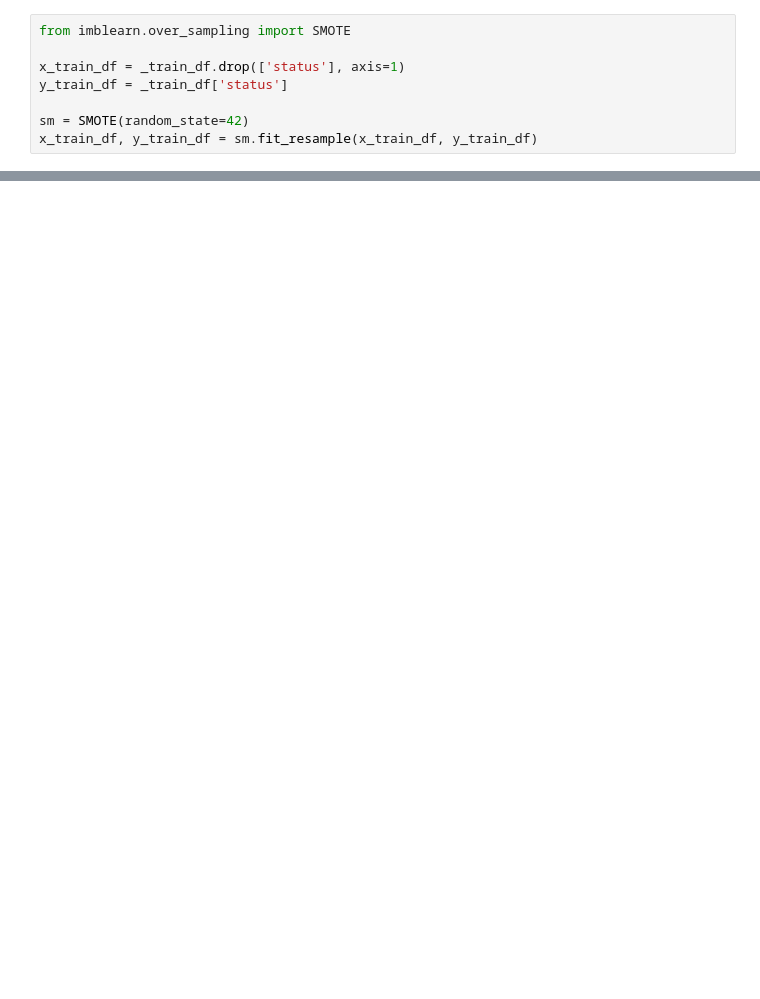
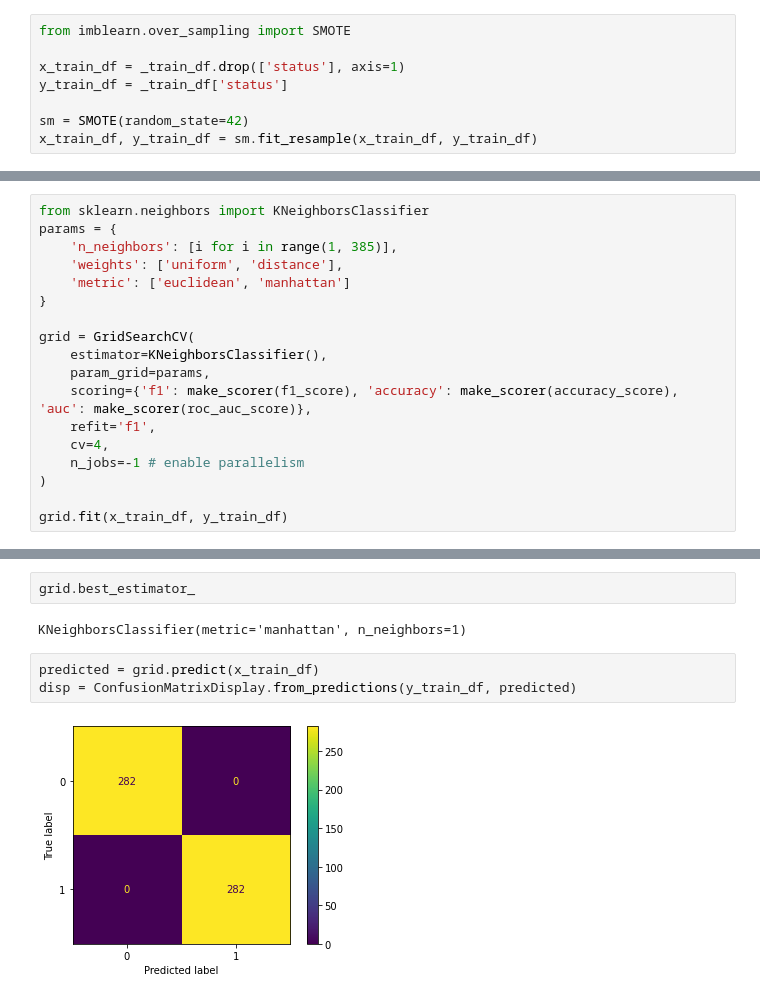
Before and after one commit to Goncalo101/FEUP-CAC, a Jupyter notebook: 04-Modeling.ipynb, the cells around one changed output, grey strips where cells are left out. Drawn from its saved outputs; the diff is of its cells as text; blank space fills up the shorter version.

```diff
--- a/04-Modeling.ipynb
+++ b/04-Modeling.ipynb
@@ -182,0 +122,18 @@ df.to_csv(f'log/submission-{n}.csv', index=False)
+# %%
+from sklearn.neighbors import KNeighborsClassifier
+params = {
+    'n_neighbors': [i for i in range(1, 385)],
+    'weights': ['uniform', 'distance'],
+    'metric': ['euclidean', 'manhattan']
+}
+
+grid = GridSearchCV(
+    estimator=KNeighborsClassifier(),
+    param_grid=params,
+    scoring={'f1': make_scorer(f1_score), 'accuracy': make_scorer(accuracy_score), 'auc': make_scorer(roc_auc_score)},
+    refit='f1',
+    cv=4,
+    n_jobs=-1 # enable parallelism
+)
+
+grid.fit(x_train_df, y_train_df)
@@ -182,0 +151,9 @@ df.to_csv(f'log/submission-{n}.csv', index=False)
+# %%
+grid.best_estimator_
+# %% [output]
+KNeighborsClassifier(metric='manhattan', n_neighbors=1)
+# %%
+predicted = grid.predict(x_train_df)
+disp = ConfusionMatrixDisplay.from_predictions(y_train_df, predicted)
+# %% [output]
+[figure, added]
```
Also changed, not shown: parts of 53 cells of this notebook.
